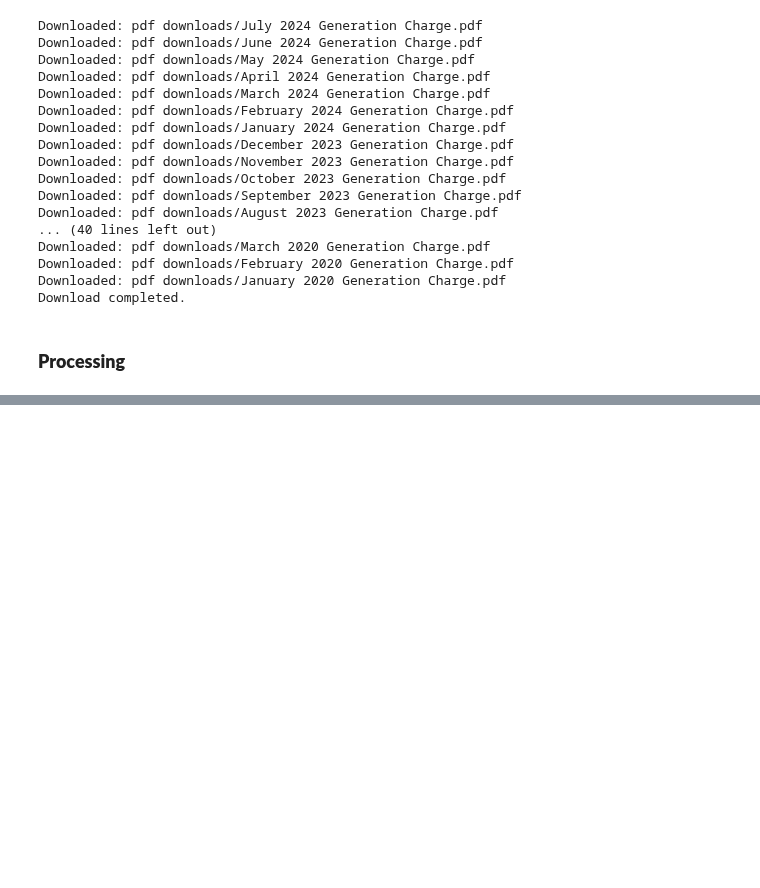
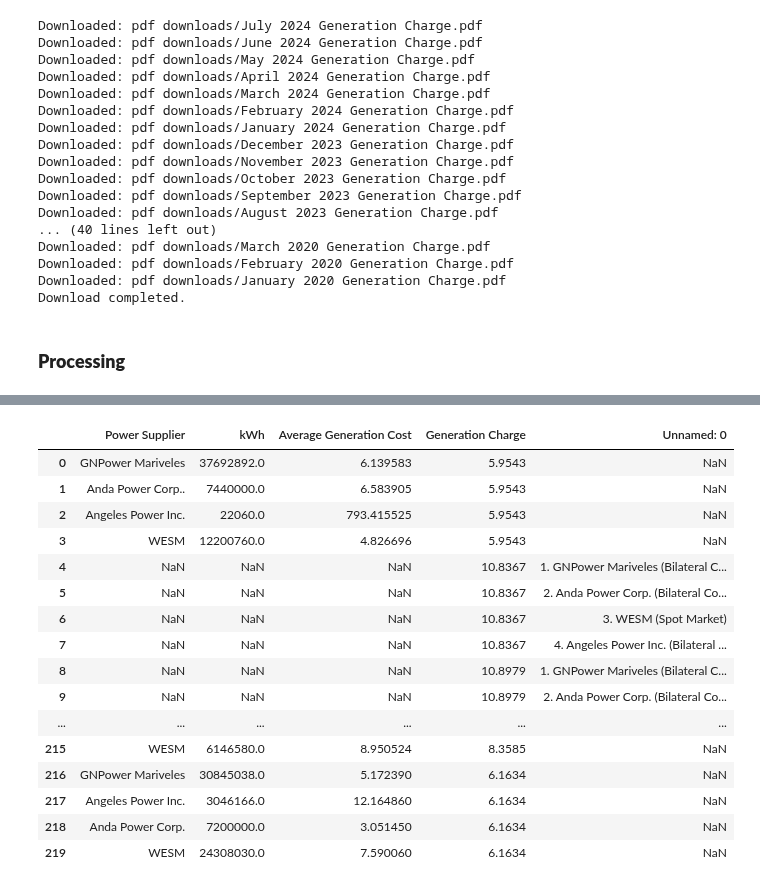
Before and after one commit to andreasenson/Scrape-DU-Generation-Charge, a Jupyter notebook: AEC/scrape_AEC.ipynb, the cells around one changed output, grey strips where cells are left out. Saved outputs shown, nothing was run; the diff lists cells and outputs as text; code cells hidden in the pictures; blank space fills up the shorter version.

```diff
--- a/AEC/scrape_AEC.ipynb
+++ b/AEC/scrape_AEC.ipynb
@@ -221,0 +219,22 @@ df_new
+# %%
+# Get the rows containing 'CHARGE'
+charge_rows = df[df[col_name_df].str.contains('for', case=False, na=False)]
+
+if not charge_rows.empty:
+    # Select the last row from charge_rows
+    charge_row = charge_rows.iloc[-1]
+
+    # Find the last non-NaN value in the selected row
+    for value in reversed(charge_row[2:]):
+        if not pd.isna(value):
+            # Clean the value: remove leading 'P', commas, and extra spaces
+            rate_value = re.sub(r'^P\s*|[,]', '', value).strip()
+            break
+    else:
+        rate_value = None
+else:
+    rate_value = None
+
+# Assign the cleaned value to 'Generation Charge' in df_new
+df_new['Generation Charge'] = rate_value
+df_new
@@ -221,0 +435,20 @@ df_new
+# %%
+big_df
+# %% [output]
+|  | Power Supplier | kWh | Average Generation Cost | Generation Charge | Unnamed: 0 |
+| 0 | GNPower Mariveles | 37692892.0 | 6.139583 | 5.9543 | NaN |
+| 1 | Anda Power Corp.. | 7440000.0 | 6.583905 | 5.9543 | NaN |
+| 2 | Angeles Power Inc. | 22060.0 | 793.415525 | 5.9543 | NaN |
+| 3 | WESM | 12200760.0 | 4.826696 | 5.9543 | NaN |
+| 4 | NaN | NaN | NaN | 10.8367 | 1. GNPower Mariveles (Bilateral C... |
+| 5 | NaN | NaN | NaN | 10.8367 | 2. Anda Power Corp. (Bilateral Co... |
+| 6 | NaN | NaN | NaN | 10.8367 | 3. WESM (Spot Market) |
+| 7 | NaN | NaN | NaN | 10.8367 | 4. Angeles Power Inc. (Bilateral ... |
+| 8 | NaN | NaN | NaN | 10.8979 | 1. GNPower Mariveles (Bilateral C... |
+| 9 | NaN | NaN | NaN | 10.8979 | 2. Anda Power Corp. (Bilateral Co... |
+| ... | ... | ... | ... | ... | ... |
+| 215 | WESM | 6146580.0 | 8.950524 | 8.3585 | NaN |
+| 216 | GNPower Mariveles | 30845038.0 | 5.172390 | 6.1634 | NaN |
+| 217 | Angeles Power Inc. | 3046166.0 | 12.164860 | 6.1634 | NaN |
+| 218 | Anda Power Corp. | 7200000.0 | 3.051450 | 6.1634 | NaN |
+| 219 | WESM | 24308030.0 | 7.590060 | 6.1634 | NaN |
```
Also changed, not shown: parts of 8 cells of this notebook.
